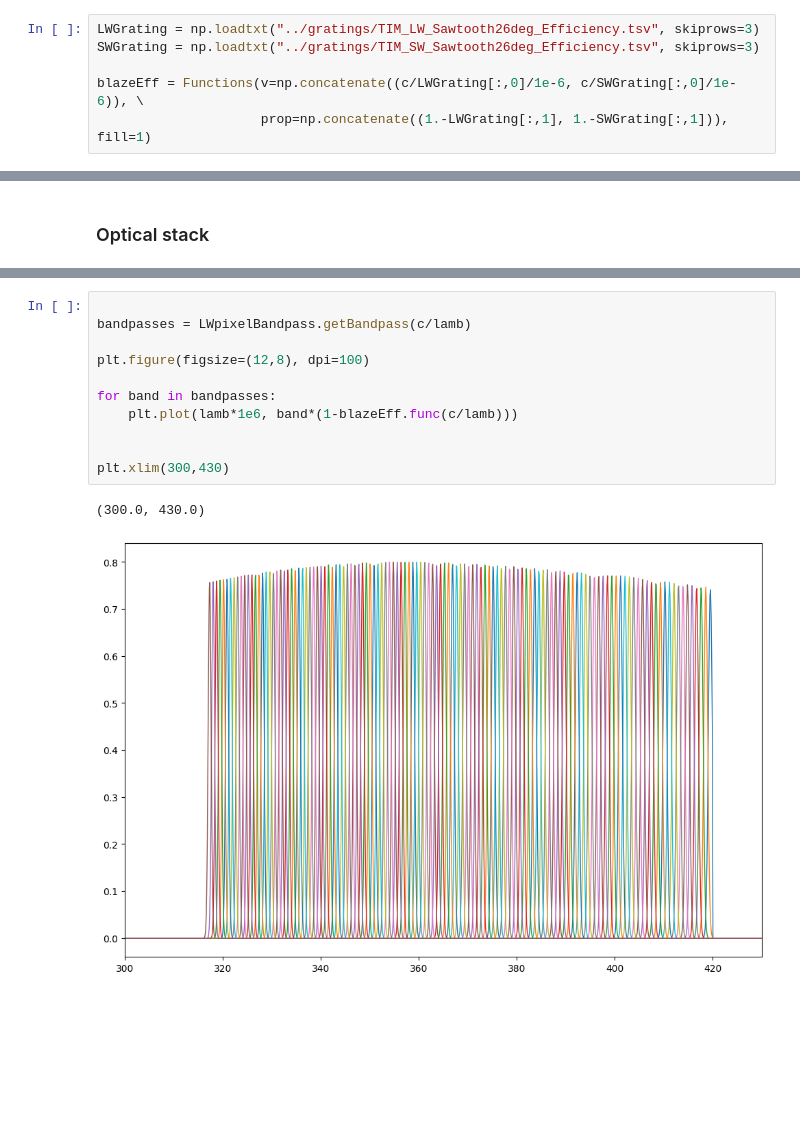
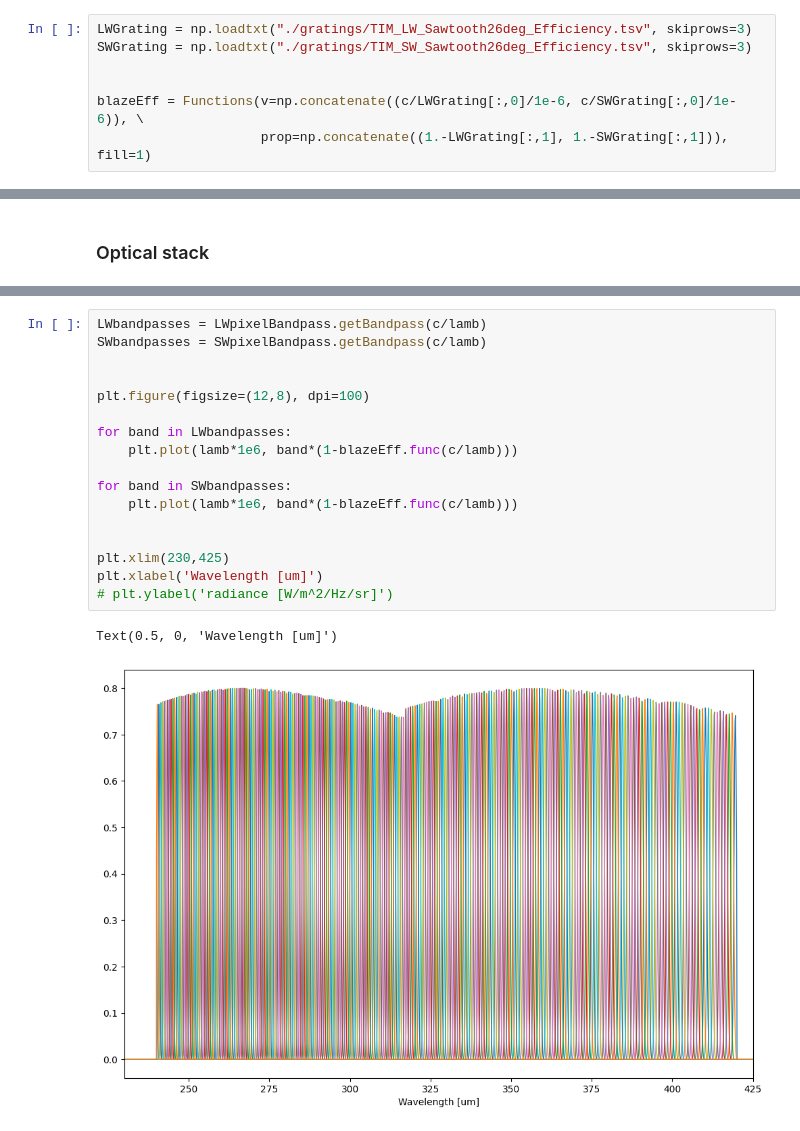
Before and after one commit to tim-balloon/tim-inst_modl, a Jupyter notebook: Spectral_loading_model/Spectral_loading.ipynb, the cells around one changed output, grey strips where cells are left out. Drawn from its saved outputs; the diff is of its cells as text; blank space fills up the shorter version.

```diff
--- a/Spectral_loading_model/Spectral_loading.ipynb
+++ b/Spectral_loading_model/Spectral_loading.ipynb
@@ -404,6 +340,7 @@ def PP_emis(thickness=1.):
 # %%
-LWGrating = np.loadtxt("../gratings/TIM_LW_Sawtooth26deg_Efficiency.tsv", skiprows=3)
-SWGrating = np.loadtxt("../gratings/TIM_SW_Sawtooth26deg_Efficiency.tsv", skiprows=3)
+LWGrating = np.loadtxt("./gratings/TIM_LW_Sawtooth26deg_Efficiency.tsv", skiprows=3)
+SWGrating = np.loadtxt("./gratings/TIM_SW_Sawtooth26deg_Efficiency.tsv", skiprows=3)
+
 
 blazeEff = Functions(v=np.concatenate((c/LWGrating[:,0]/1e-6, c/SWGrating[:,0]/1e-6)), \
                      prop=np.concatenate((1.-LWGrating[:,1], 1.-SWGrating[:,1])), fill=1)
@@ -591,17 +534,23 @@ plt.xlim(385,400)
 # %%
+LWbandpasses = LWpixelBandpass.getBandpass(c/lamb)
+SWbandpasses = SWpixelBandpass.getBandpass(c/lamb)
 
-bandpasses = LWpixelBandpass.getBandpass(c/lamb)
 
 plt.figure(figsize=(12,8), dpi=100)
 
-for band in bandpasses:
+for band in LWbandpasses:
+    plt.plot(lamb*1e6, band*(1-blazeEff.func(c/lamb)))
+
+for band in SWbandpasses:
     plt.plot(lamb*1e6, band*(1-blazeEff.func(c/lamb)))
 
 
-plt.xlim(300,430)
+plt.xlim(230,425)
+plt.xlabel('Wavelength [um]')
+# plt.ylabel('radiance [W/m^2/Hz/sr]')
 # %% [output]
-(300.0, 430.0)
+Text(0.5, 0, 'Wavelength [um]')
-[figure, old version]
+[figure, new version]
 # %%
 plt.figure(figsize=(12,8), dpi=100)
 
```
Also changed, not shown: parts of 20 cells of this notebook.
